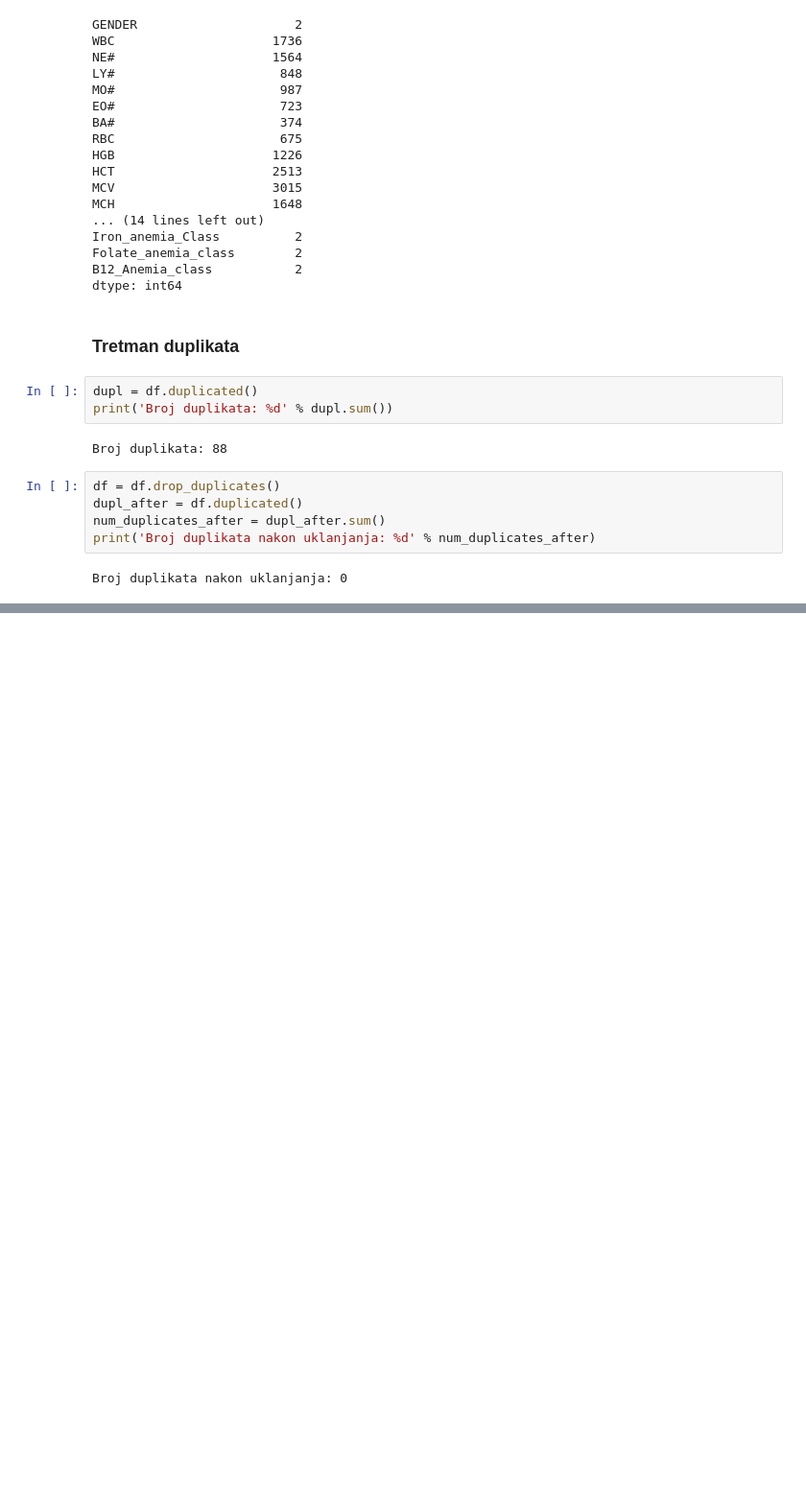
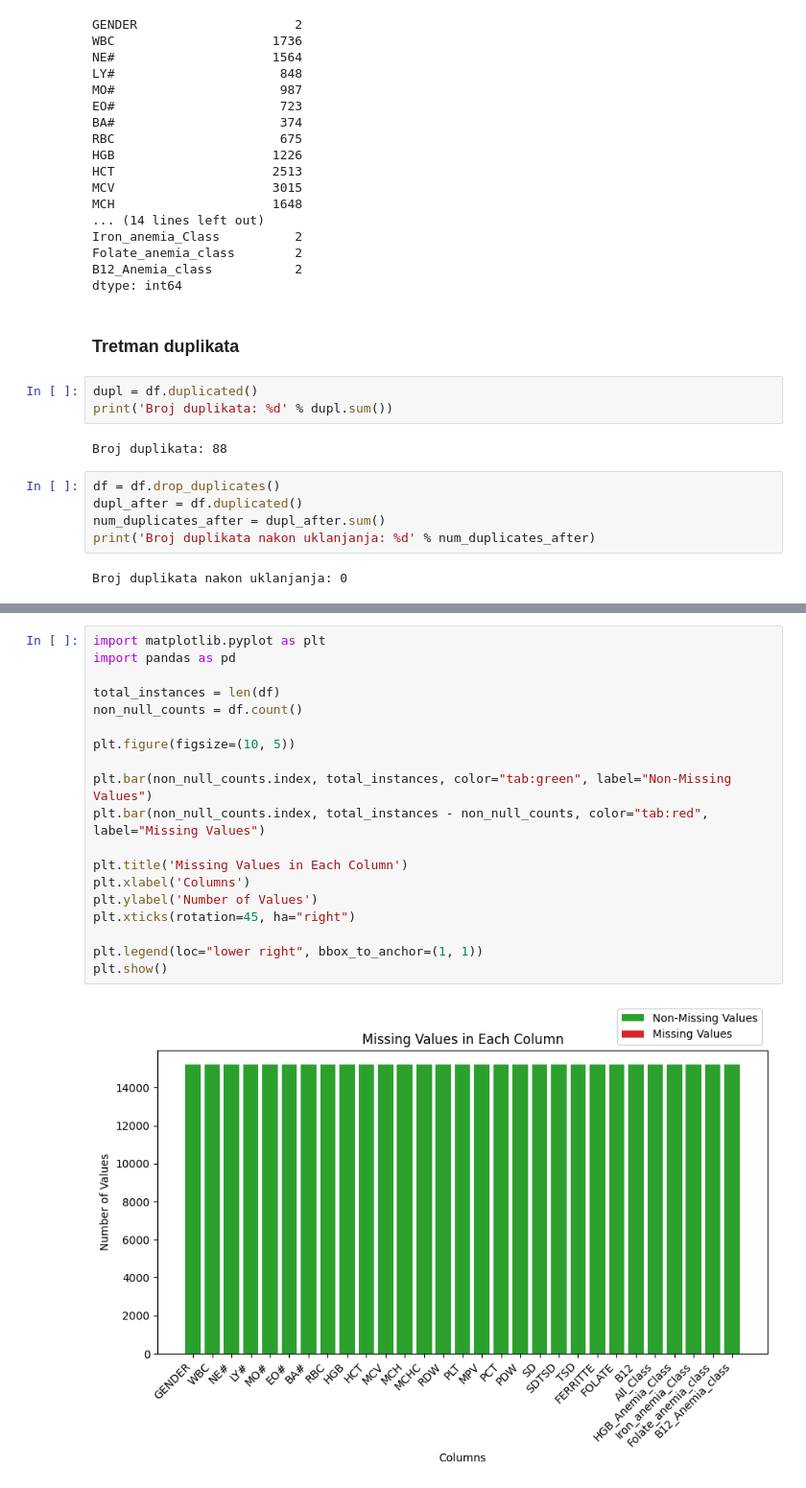
Before and after one commit to TeodoraSekulic/MASINSKO-projekat3, a Jupyter notebook: p3.ipynb, the cells around one changed output, grey strips where cells are left out. Shown at 96% size. Saved outputs shown, nothing was run; the diff lists cells and outputs as text; blank space fills up the shorter version.

```diff
--- a/p3.ipynb
+++ b/p3.ipynb
@@ -100,0 +123,21 @@ Broj duplikata nakon uklanjanja: 0
+# %%
+import matplotlib.pyplot as plt
+import pandas as pd
+
+total_instances = len(df)
+non_null_counts = df.count()
+
+plt.figure(figsize=(10, 5))
+
+plt.bar(non_null_counts.index, total_instances, color="tab:green", label="Non-Missing Values")
+plt.bar(non_null_counts.index, total_instances - non_null_counts, color="tab:red", label="Missing Values")
+
+plt.title('Missing Values in Each Column')
+plt.xlabel('Columns')
+plt.ylabel('Number of Values')
+plt.xticks(rotation=45, ha="right")
+
+plt.legend(loc="lower right", bbox_to_anchor=(1, 1))
+plt.show()
+# %% [output]
+[figure, added]
```
Also changed, not shown: parts of 45 cells of this notebook.
